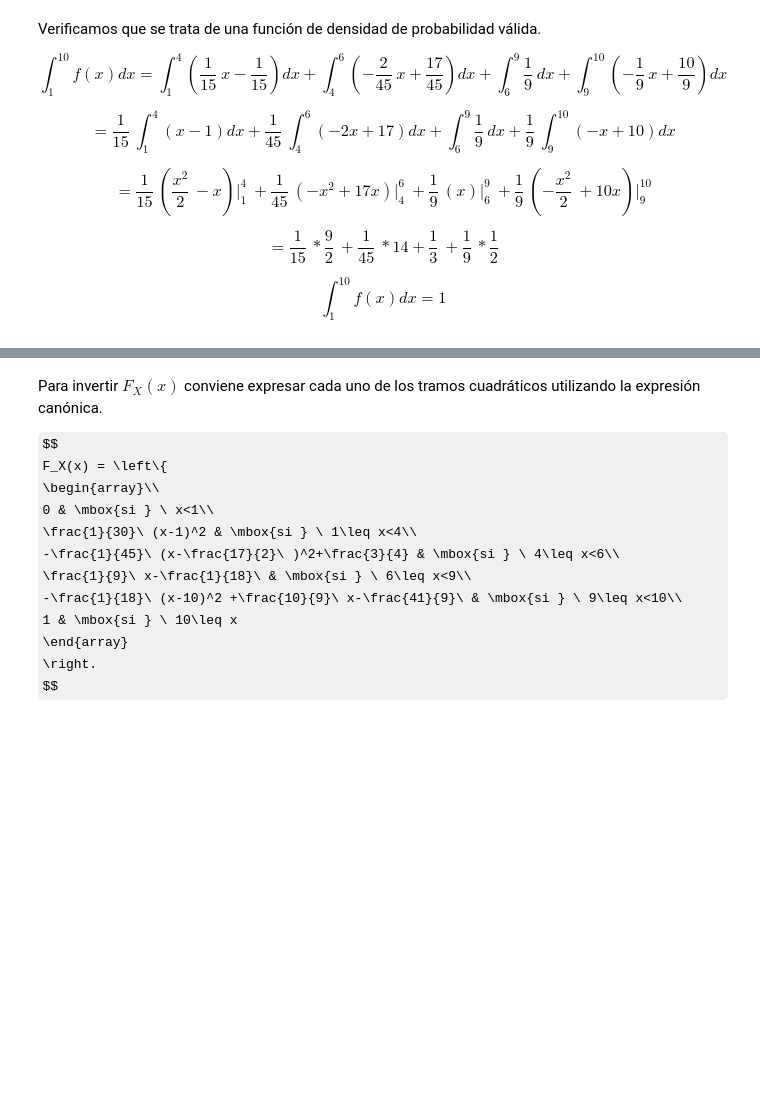
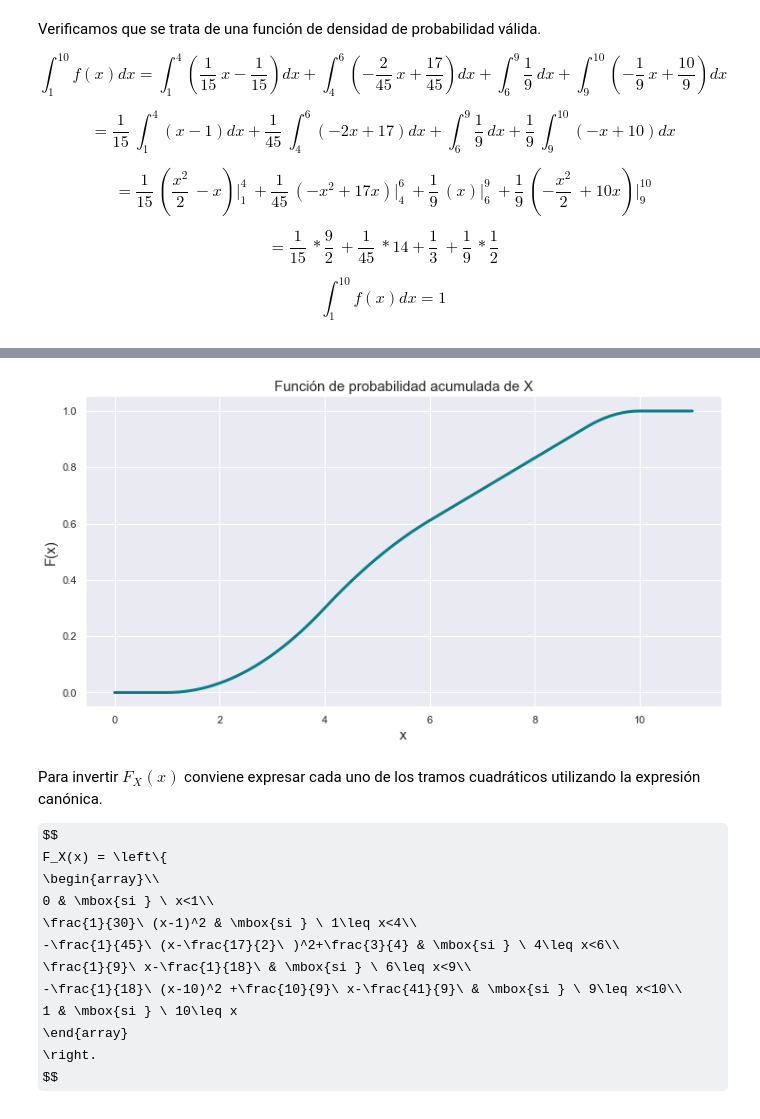
Before and after one commit to brunograssano/Simulacion-fiuba, a Jupyter notebook: TP_1_2022.ipynb, the cells around one changed output, grey strips where cells are left out. Cells and saved outputs as stored; diff of their text form; code cells hidden in the pictures; some formulas as TeX source; blank space fills up the shorter version.

```diff
--- a/TP_1_2022.ipynb
+++ b/TP_1_2022.ipynb
@@ -372,18 +395,23 @@ def F_X(x):
         print("La función no está definida para {0}".format(x))
         raise NotImplementedError
 # %%
-x = np.linspace(0 ,11, 100)
-y = [F_X(i) for i in x]
+def plot_acumulada():
+    x = np.linspace(0 ,11, 100)
+    y = [F_X(i) for i in x]
 
-fig = plt.figure(figsize=(12, 6))
-ax = fig.add_subplot(1, 1, 1)
-ax.spines['right'].set_color('none')
-ax.spines['top'].set_color('none')
-plt.plot(x, y, color='#087E8B', linewidth=3.0)
-plt.title("Función de probabilidad acumulada de X",size=15)
-plt.xlabel('x', size=15)
-plt.ylabel('F(x)', size=15)
-plt.show()
+    fig = plt.figure(figsize=(12, 6))
+    ax = fig.add_subplot(1, 1, 1)
+    ax.spines['right'].set_color('none')
+    ax.spines['top'].set_color('none')
+    plt.plot(x, y, color='#087E8B', linewidth=3.0)
+    plt.title("Función de probabilidad acumulada de X",size=15)
+    plt.xlabel('x', size=15)
+    plt.ylabel('F(x)', size=15)
+    plt.show()
+# %%
+plot_acumulada()
+# %% [output]
+[figure, added]
 # %% [markdown]
 Para invertir $F_X(x)$ conviene expresar cada uno de los tramos cuadráticos utilizando la expresión canónica.
 
```
Also changed, not shown: parts of 89 cells of this notebook, 10 other files.
